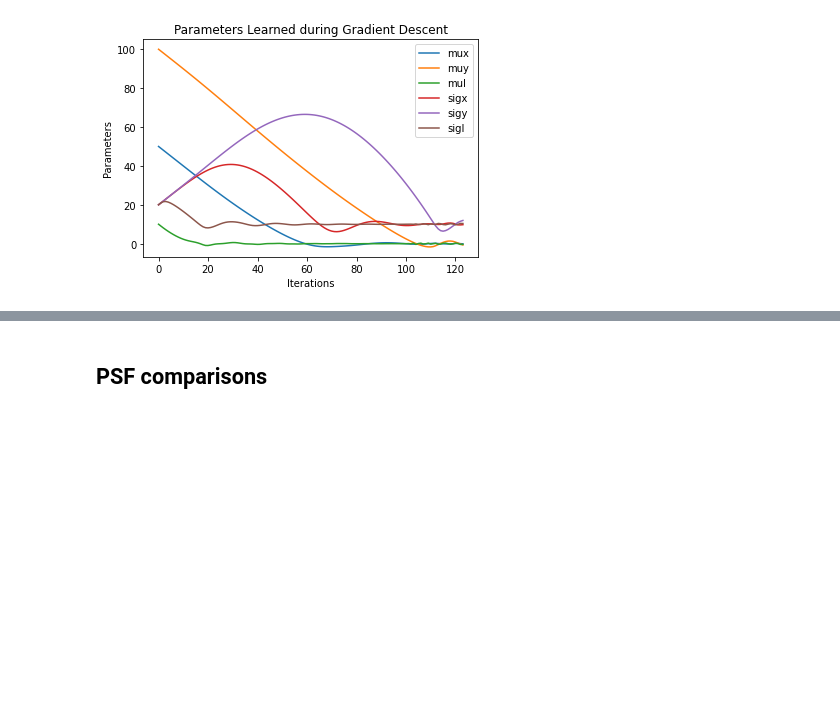
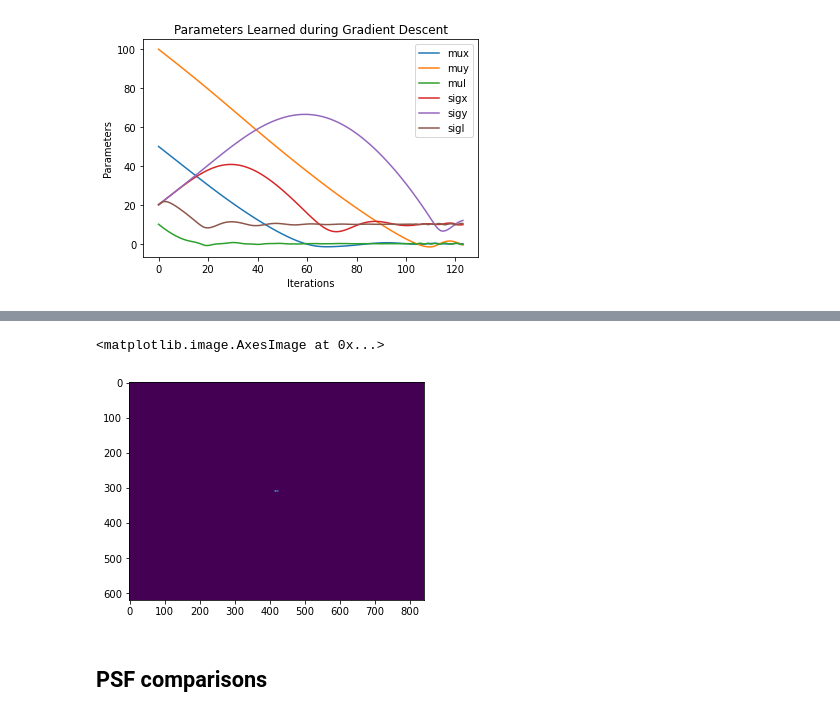
Before and after one commit to neerja/spectralmicroscope_gaussiansplatting, a Jupyter notebook: GaussSplatting/gaussian_localization.ipynb, the cells around one changed output, grey strips where cells are left out. Cells and saved outputs as stored; diff of their text form; code cells hidden in the pictures; blank space fills up the shorter version.

```diff
--- a/GaussSplatting/gaussian_localization.ipynb
+++ b/GaussSplatting/gaussian_localization.ipynb
@@ -307,3 +366,25 @@ frames_images[0].save(
+# %%
+loss_arr = torch.zeros_like(m)
+sigy_init = 10.
+sigx_init = 10.
+sigl_init = 10.
+NY, NX, NL = m.shape
+
+for mux_init in torch.arange(-NX // 2, NX // 2):
+    for muy_init in torch.arange(-NY // 2, NY // 2):
+        mux_init = float(mux_init)
+        muy_init = float(muy_init)
+        g_init = gp.GaussObject(muy_init,mux_init,mul_init,sigy_init,sigx_init,sigl_init,learningrate=lr_init)
+        g_init_meas = gp.forwardSingleGauss(g_init, NX, NY, NL, h, m)
+        g_init_meas = g_init_meas/torch.norm(g_init_meas)
+
+        loss = torch.norm(gt_measurement - g_init_meas)
+        loss_arr[int(muy_init + NY // 2), int(mux_init + NX // 2), 0] = loss
+# %%
+plt.imshow(loss_arr[:,:,0].detach().numpy())
+# %% [output]
+<matplotlib.image.AxesImage at 0x...>
+[figure, added]
 # %% [markdown]
 ## PSF comparisons
 # %%
```
Also changed, not shown: parts of 3 cells of this notebook, 3 other files.
